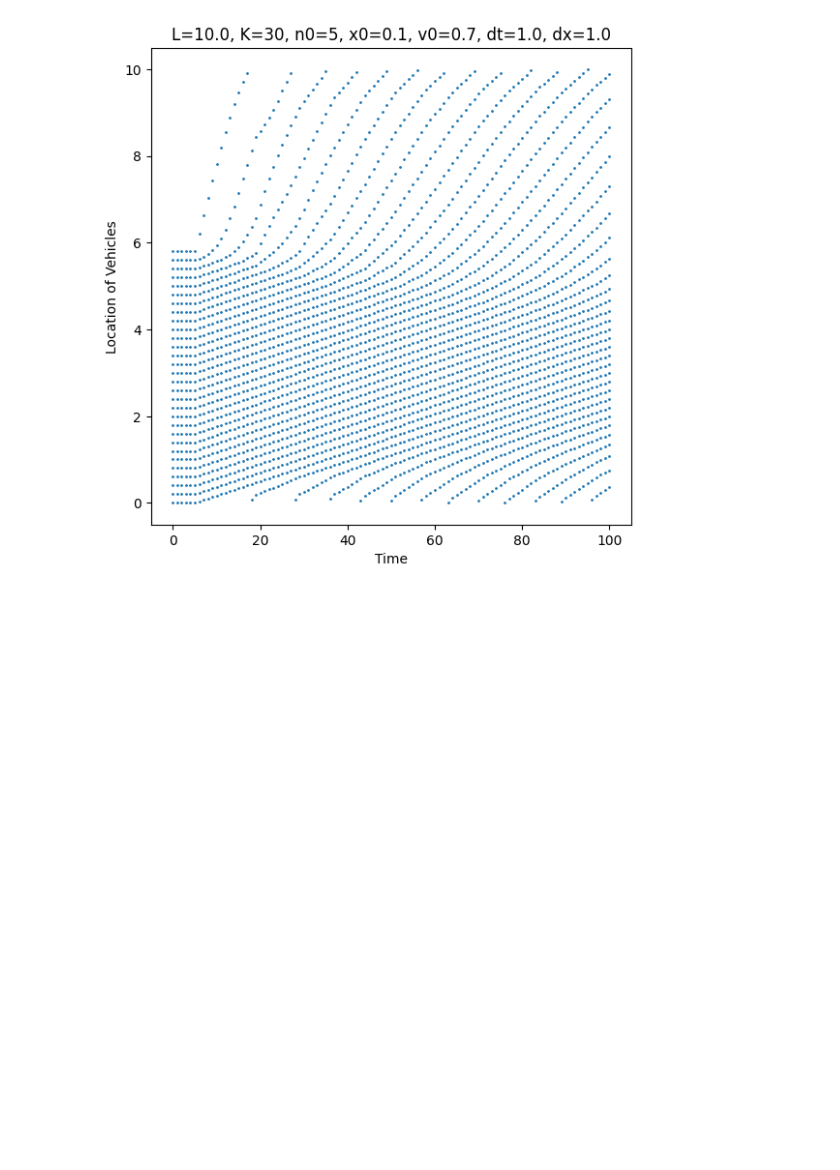
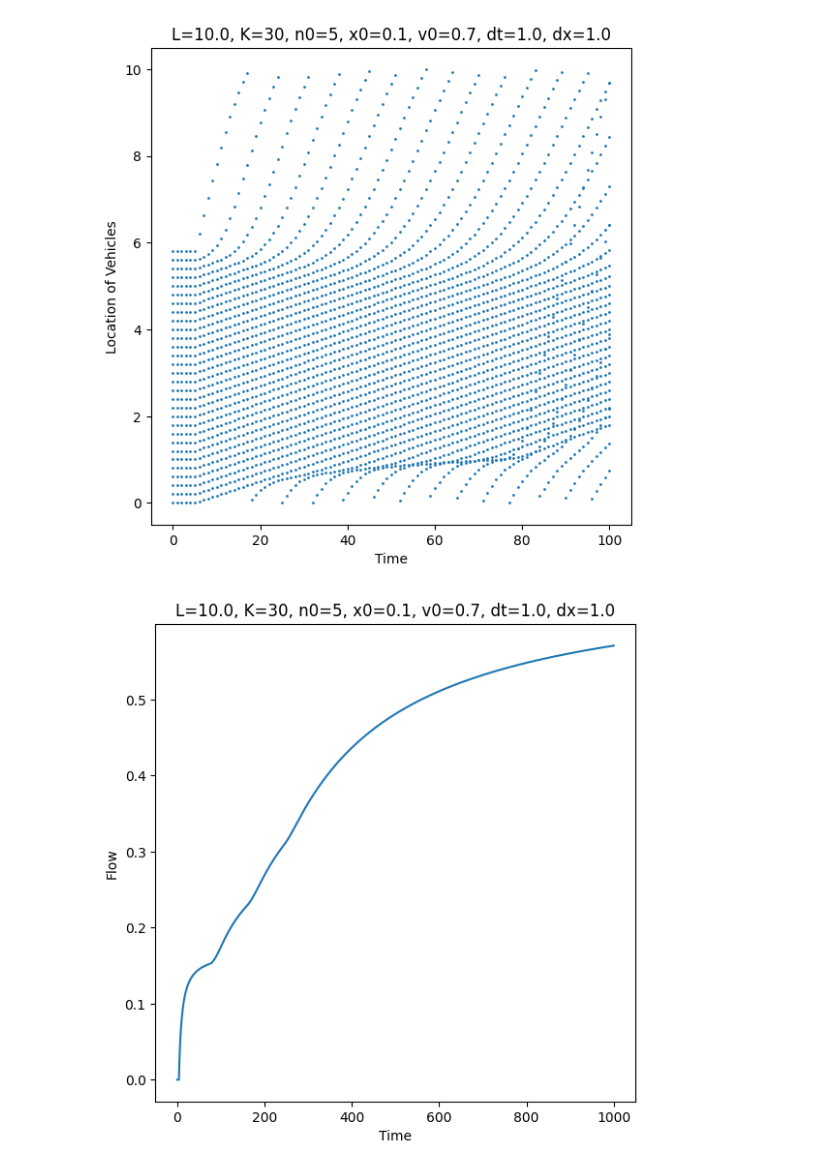
Before and after one commit to tt6-mzn/s2s-OV-model, a Jupyter notebook: ds2s-OV/test.ipynb, the cells around one changed output. Drawn from its saved outputs; the diff is of its cells as text; code cells hidden in the pictures; blank space fills up the shorter version.

```diff
--- a/ds2s-OV/test.ipynb
+++ b/ds2s-OV/test.ipynb
@@ -6,0 +21,13 @@ import ds2s_OV
+# %%
+def plot_flow(model, ni, nf):
+	x = np.array([i for i in range(nf - ni + 1)])
+	y = np.array([model.flow(0, i) for i in range(ni, nf + 1)])
+	plt.figure(figsize=(6.4, 6.4))
+	plt.title(
+		"L={}, K={}, n0={}, x0={}, v0={}, dt={}, dx={}"
+			.format(model.L, model.K, model.n_0, model.x_0, model.v_0, model.dt, model.dx)
+	)
+	plt.xlabel("Time")
+	plt.ylabel("Flow")
+	plt.plot(x, y)
+	plt.show()
@@ -7,10 +50,18 @@ import ds2s_OV
 # %%
-L = 10.0
-K = 30
-n_0 = 5
-x_0 = 0.1
-v_0 = 0.7
-dt = 1.0
-dx = 1.0
-x_init = np.array([(2 * i) / 10 for i in range(K)])
-n_max = 10000
+model = ds2s_OV.ds2s_OV(
+	L=10.0,
+	K=30,
+	n_0=5,
+	x_0=0.1,
+	v_0=0.7,
+	dt=1.0,
+	dx=1.0,
+	x_init=np.array([(2.0 * i) / 10 for i in range(30)]),
+	n_max=1200,
+)
+model.simulate()
+plot_pattern(model, 0, 100)
+plot_flow(model=model, ni=0, nf=1000)
+# %% [output]
+[figure, added]
+[figure, added]
@@ -49,4 +67,0 @@ def plot_spatio_temporal(model, ni, nf):
-# %%
-plot_spatio_temporal(model=model, ni=0, nf=100)
-# %% [output]
-[figure, removed]
```
Also changed, not shown: parts of 12 cells of this notebook, 1 other file.
